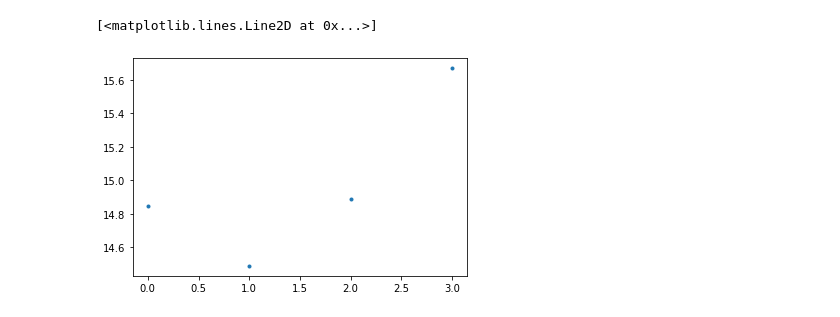
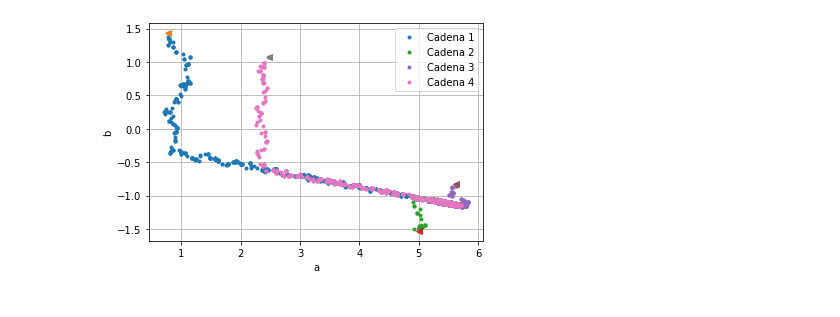
Before and after one commit to DCIDA2019/dcida2020ii-JJRamirezR, a Jupyter notebook: Oct23/MCMC_2.ipynb, the cells around one changed output. Saved outputs shown, nothing was run; the diff lists cells and outputs as text; code cells hidden in the pictures.

```diff
--- a/Oct23/MCMC_2.ipynb
+++ b/Oct23/MCMC_2.ipynb
@@ -83,3 +85,27 @@ def multicad(ch,l):
         MA[i],MB[i],PA[i]=cadena(l)
 
     return MA,MB,PA
+
+#Gráfica de los caminadores
+def cam(A,B):
+    for i in range(c):
+        plt.plot(A[i],B[i],'.',label='Cadena %s'%(i+1))
+        plt.plot(A[i][0],B[i][0],'<')
+    #plt.plot(matA[i][0],matB[i][0],'<',label='Punto inical cadena %s'%(i+1))
+    plt.legend()
+    plt.xlabel('a')
+    plt.ylabel('b')
+    plt.grid(True)
+    plt.show()
+
+#Gráfica para generar la línea recta del ajuste
+def line(A,B):
+    #Línea que se genera con los datos
+    #ymodel=postp[N][0]+postp[N][1]*x
+    plt.plot(x,y,'g.')
+    for i in range (c):
+        plt.plot(x,matA[i][N-1]+matB[i][N-1]*x,'--',label='Cadena %s'%(i+1))
+    plt.xlabel('x')
+    plt.ylabel('y')
+    plt.legend()
+    plt.show()
@@ -98,5 +116,4 @@ plt.show()
-# %%
-plt.plot(t_acep,'.')
-# %% [output]
-[<matplotlib.lines.Line2D at 0x...>]
-[figure, removed]
+# %%
+cam(matA,matB)
+# %% [output]
+[figure, added]
```
Also changed, not shown: parts of 9 cells of this notebook.
